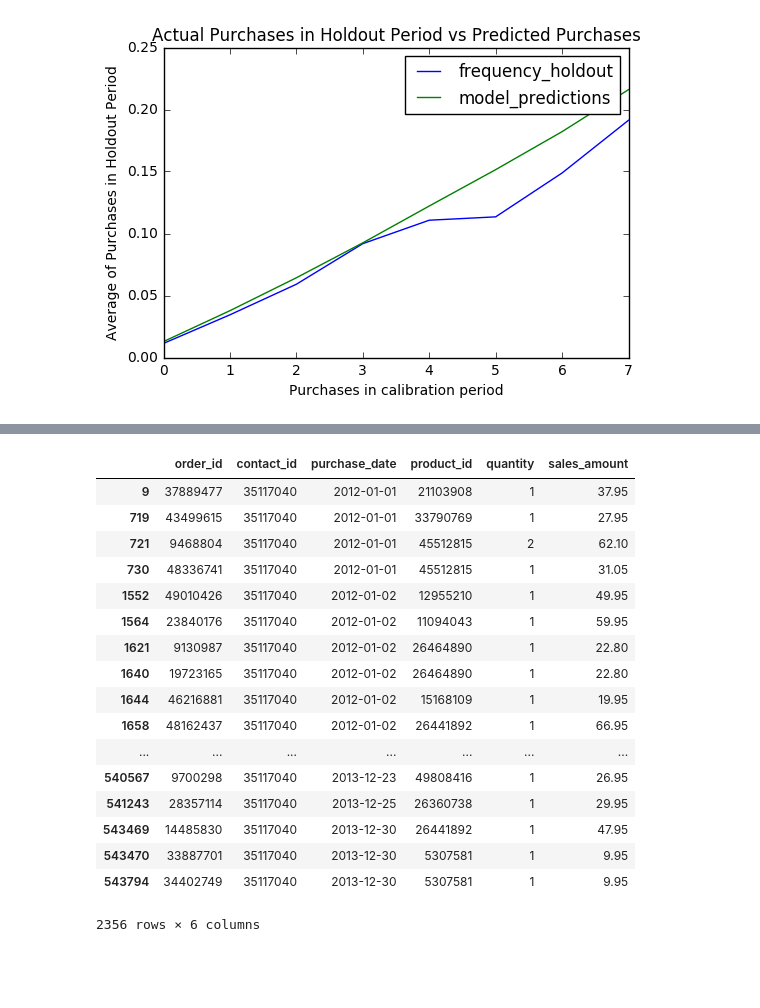
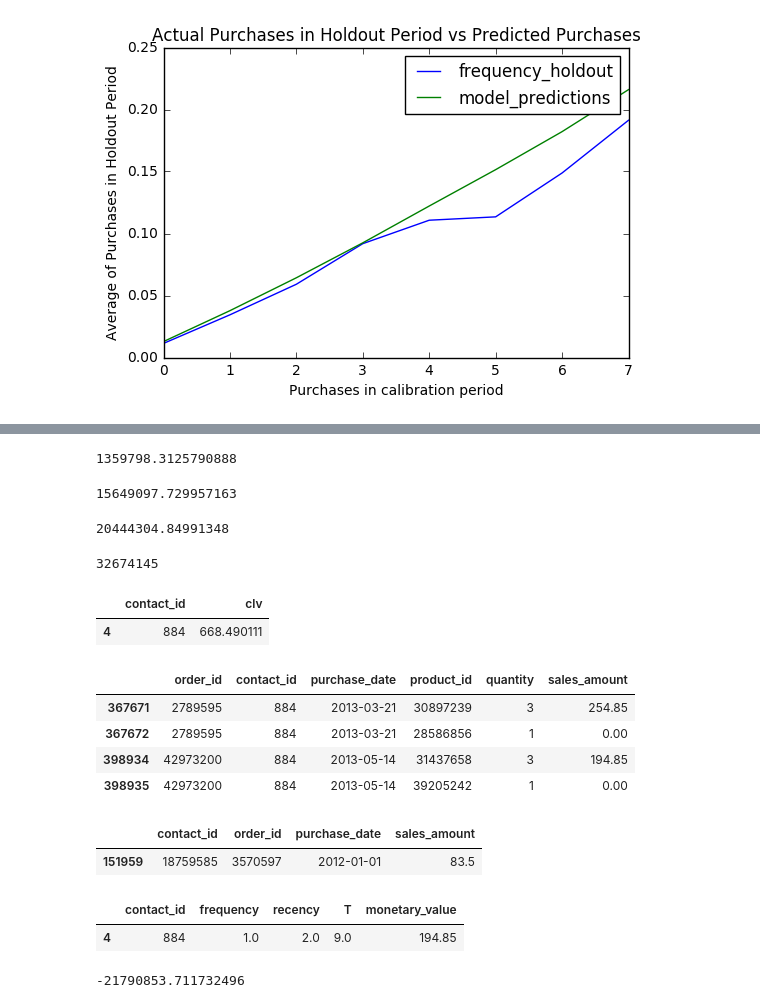
Before and after one commit to tromika/take-home-challenge-old-1, a Jupyter notebook: python/CLV.ipynb, the cells around one changed output, grey strips where cells are left out. Drawn from its saved outputs; the diff is of its cells as text; code cells hidden in the pictures; blank space fills up the shorter version.

```diff
--- a/python/CLV.ipynb
+++ b/python/CLV.ipynb
@@ -175,21 +112,49 @@ Name: clv, dtype: float64
+# %%
+pred2.sum()*106+741310
+# %% [output]
+1359798.3125790888
+# %%
+data[(data.purchase_date<='2013-12-31') & (data.purchase_date>='2013-01-01')]['sales_amount'].sum()
+# %% [output]
+15649097.729957163
+# %%
+data[(data.purchase_date<='2012-12-31') & (data.purchase_date>='2012-01-01')]['sales_amount'].sum()
+# %% [output]
+20444304.84991348
+# %%
+68767546-15649097-20444304
+# %% [output]
+32674145
+# %%
+fc = pred.reset_index()
+fc[fc.contact_id==884]
+# %% [output]
+|  | contact_id | clv |
+| 4 | 884 | 668.490111 |
 # %%
-data[data.contact_id == 35117040]
+data[data.contact_id==884]
 # %% [output]
 |  | order_id | contact_id | purchase_date | product_id | quantity | sales_amount |
-| 9 | 37889477 | 35117040 | 2012-01-01 | 21103908 | 1 | 37.95 |
-| 719 | 43499615 | 35117040 | 2012-01-01 | 33790769 | 1 | 27.95 |
-| 721 | 9468804 | 35117040 | 2012-01-01 | 45512815 | 2 | 62.10 |
-| 730 | 48336741 | 35117040 | 2012-01-01 | 45512815 | 1 | 31.05 |
-| 1552 | 49010426 | 35117040 | 2012-01-02 | 12955210 | 1 | 49.95 |
-| 1564 | 23840176 | 35117040 | 2012-01-02 | 11094043 | 1 | 59.95 |
-| 1621 | 9130987 | 35117040 | 2012-01-02 | 26464890 | 1 | 22.80 |
-| 1640 | 19723165 | 35117040 | 2012-01-02 | 26464890 | 1 | 22.80 |
-| 1644 | 46216881 | 35117040 | 2012-01-02 | 15168109 | 1 | 19.95 |
-| 1658 | 48162437 | 35117040 | 2012-01-02 | 26441892 | 1 | 66.95 |
-| ... | ... | ... | ... | ... | ... | ... |
-| 540567 | 9700298 | 35117040 | 2013-12-23 | 49808416 | 1 | 26.95 |
-| 541243 | 28357114 | 35117040 | 2013-12-25 | 26360738 | 1 | 29.95 |
-| 543469 | 14485830 | 35117040 | 2013-12-30 | 26441892 | 1 | 47.95 |
-| 543470 | 33887701 | 35117040 | 2013-12-30 | 5307581 | 1 | 9.95 |
-| 543794 | 34402749 | 35117040 | 2013-12-30 | 5307581 | 1 | 9.95 |
+| 367671 | 2789595 | 884 | 2013-03-21 | 30897239 | 3 | 254.85 |
+| 367672 | 2789595 | 884 | 2013-03-21 | 28586856 | 1 | 0.00 |
+| 398934 | 42973200 | 884 | 2013-05-14 | 31437658 | 3 | 194.85 |
+| 398935 | 42973200 | 884 | 2013-05-14 | 39205242 | 1 | 0.00 |
-2356 rows × 6 columns
+# %%
+inputData[inputData.contact_id== 18759585]
+# %% [output]
+|  | contact_id | order_id | purchase_date | sales_amount |
+| 151959 | 18759585 | 3570597 | 2012-01-01 | 83.5 |
+# %%
+ts = trainingSet.reset_index()
+ts[ts.contact_id==884]
+# %% [output]
+|  | contact_id | frequency | recency | T | monetary_value |
+| 4 | 884 | 1.0 | 2.0 | 9.0 | 194.85 |
+# %%
+history = dataFiltered.groupby(['contact_id']).agg({'sales_amount': np.sum}).reset_index()
+
+out = history.merge(pred.reset_index())
+out['forecast'] = out['clv'] - out['sales_amount']
+out['forecast'].sum()
+# %% [output]
+-21790853.711732496
```
Also changed, not shown: parts of 15 cells of this notebook.
